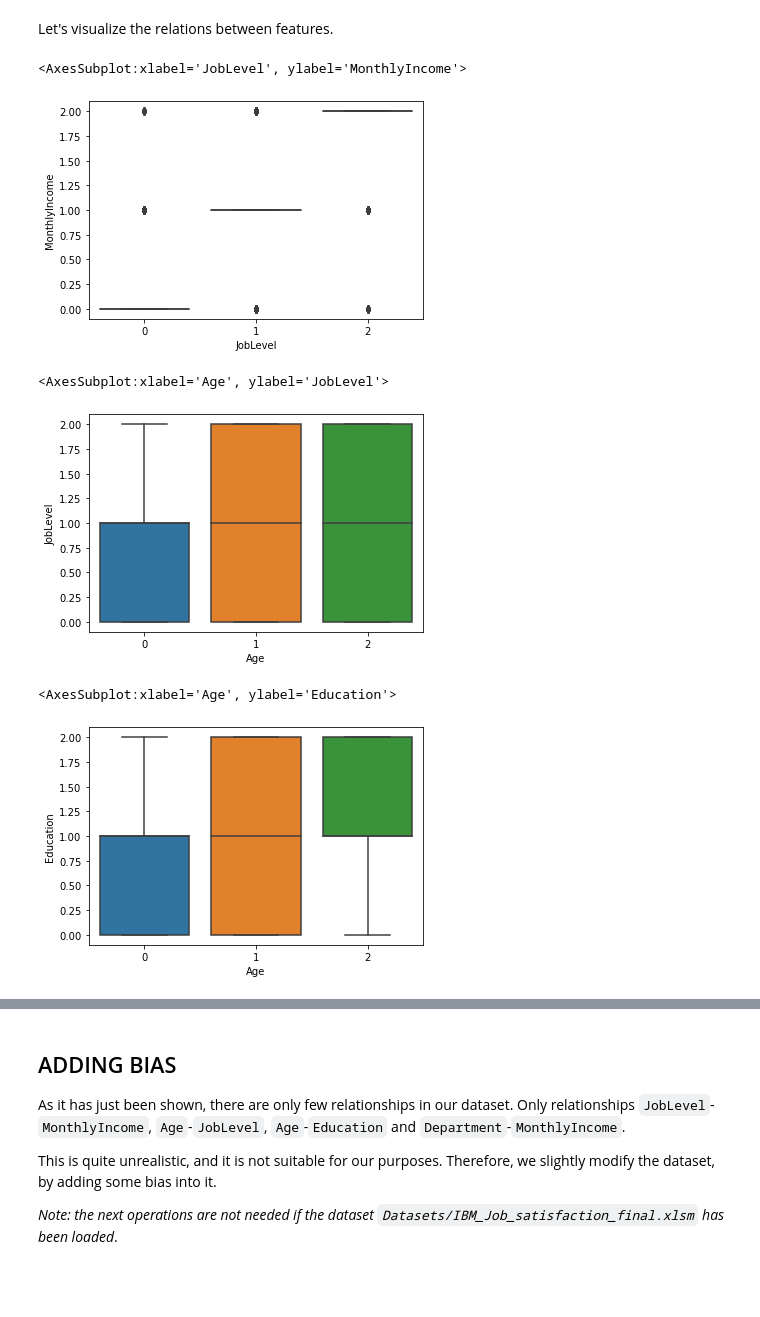
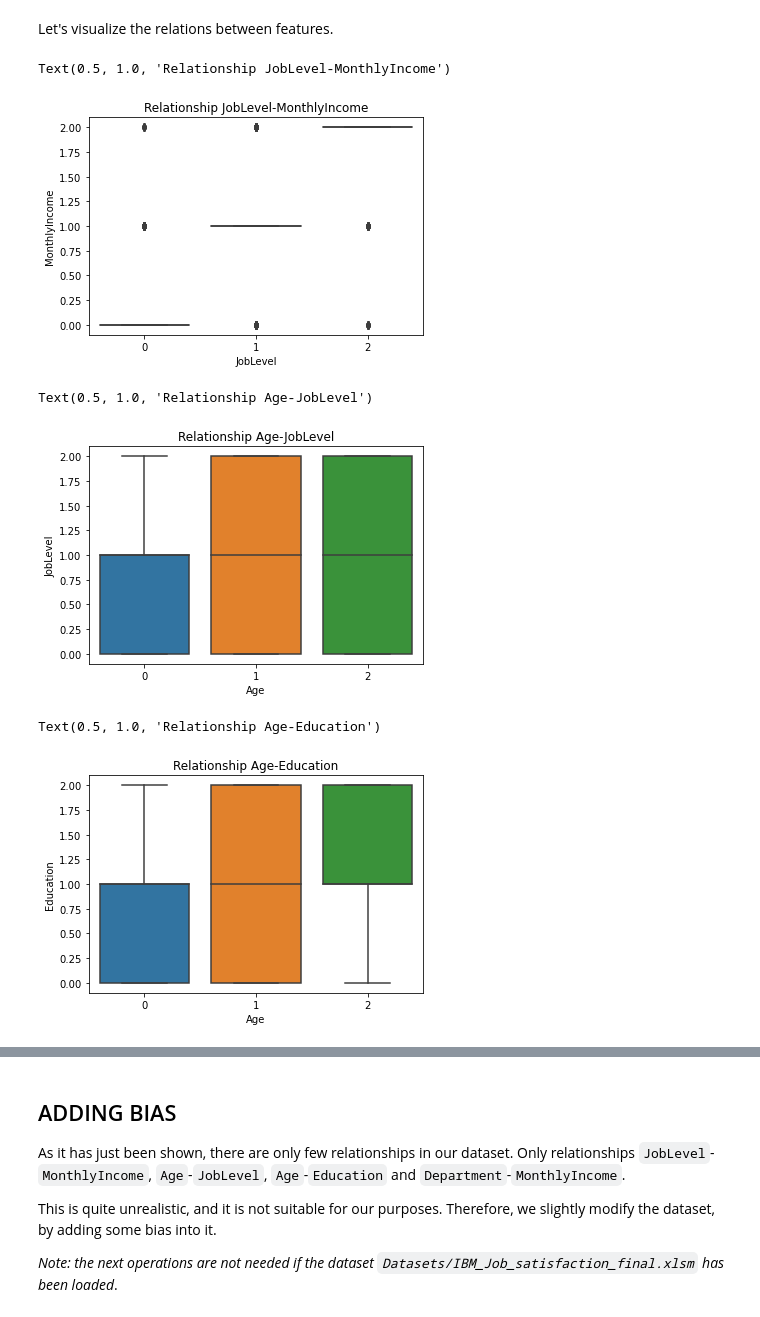
Before and after one commit to EnricoPittini/Job-satisfaction, a Jupyter notebook: Job satisfaction modeling.ipynb, the cells around one changed output, grey strips where cells are left out. Drawn from its saved outputs; the diff is of its cells as text; code cells hidden in the pictures; blank space fills up the shorter version.

```diff
--- a/Job satisfaction modeling.ipynb
+++ b/Job satisfaction modeling.ipynb
@@ -370,18 +460,18 @@ Apart from `JobLevel`-`MonthlyIncome`, `Age`-`JobLevel`, `Age`-`Education` and `
 # %% [markdown]
 Let's visualize the relations between features.
 # %%
-sns.boxplot(x='JobLevel', y='MonthlyIncome', data=df)
+sns.boxplot(x='JobLevel', y='MonthlyIncome', data=df).set_title('Relationship JobLevel-MonthlyIncome')
 # %% [output]
-<AxesSubplot:xlabel='JobLevel', ylabel='MonthlyIncome'>
+Text(0.5, 1.0, 'Relationship JobLevel-MonthlyIncome')
-[figure, old version]
+[figure, new version]
 # %%
-sns.boxplot(x='Age', y='JobLevel', data=df)
+sns.boxplot(x='Age', y='JobLevel', data=df).set_title('Relationship Age-JobLevel')
 # %% [output]
-<AxesSubplot:xlabel='Age', ylabel='JobLevel'>
+Text(0.5, 1.0, 'Relationship Age-JobLevel')
-[figure, old version]
+[figure, new version]
 # %%
-sns.boxplot(x='Age', y='Education', data=df)
+sns.boxplot(x='Age', y='Education', data=df).set_title('Relationship Age-Education')
 # %% [output]
-<AxesSubplot:xlabel='Age', ylabel='Education'>
+Text(0.5, 1.0, 'Relationship Age-Education')
-[figure, old version]
+[figure, new version]
 # %%
```
Also changed, not shown: parts of 115 cells of this notebook, 1 other file.
